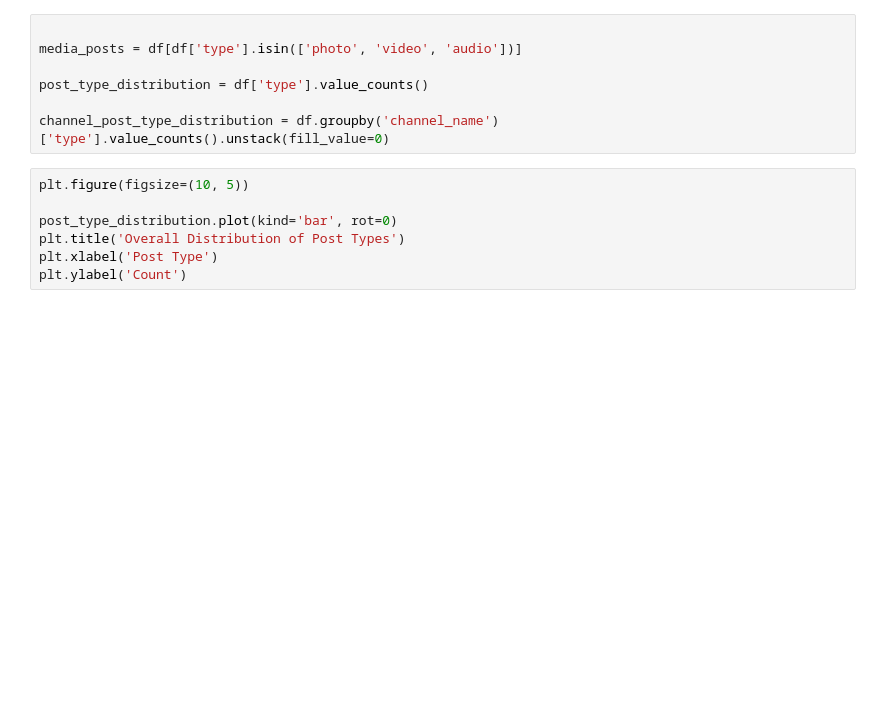
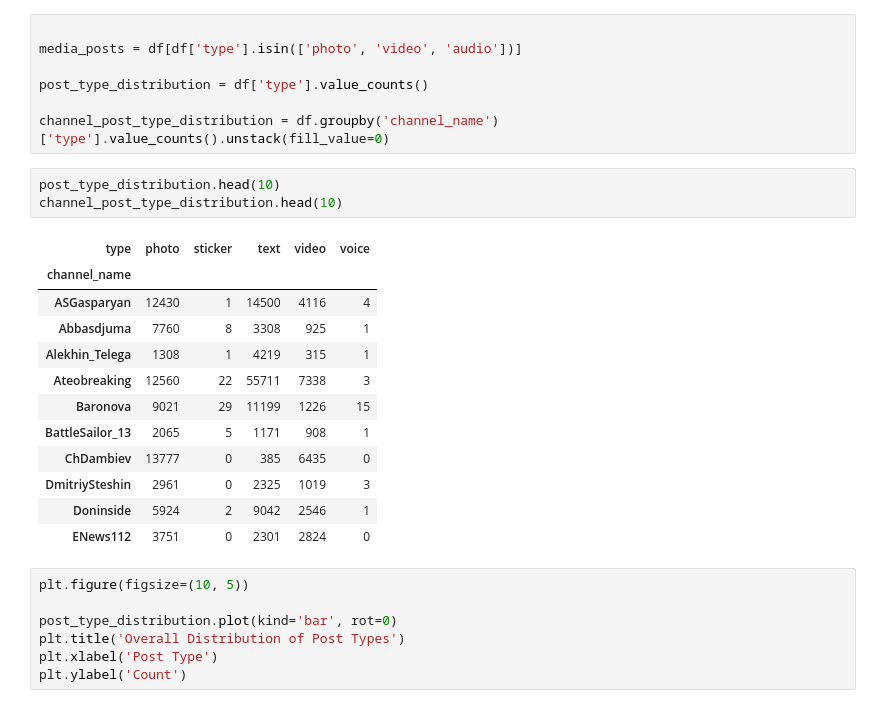
Before and after one commit to madam6/Russian-propaganda-telegram-channels-EDA, a Jupyter notebook: RPTG_eda.ipynb, the cells around one changed output. Drawn from its saved outputs; the diff is of its cells as text; blank space fills up the shorter version.

```diff
--- a/RPTG_eda.ipynb
+++ b/RPTG_eda.ipynb
@@ -572,6 +580,22 @@ media_posts = df[df['type'].isin(['photo', 'video', 'audio'])]
 post_type_distribution = df['type'].value_counts()
 
 channel_post_type_distribution = df.groupby('channel_name')['type'].value_counts().unstack(fill_value=0)
+# %%
+post_type_distribution.head(10)
+channel_post_type_distribution.head(10)
+# %% [output]
+| type | photo | sticker | text | video | voice |
+| channel_name |  |  |  |  |  |
+| ASGasparyan | 12430 | 1 | 14500 | 4116 | 4 |
+| Abbasdjuma | 7760 | 8 | 3308 | 925 | 1 |
+| Alekhin_Telega | 1308 | 1 | 4219 | 315 | 1 |
+| Ateobreaking | 12560 | 22 | 55711 | 7338 | 3 |
+| Baronova | 9021 | 29 | 11199 | 1226 | 15 |
+| BattleSailor_13 | 2065 | 5 | 1171 | 908 | 1 |
+| ChDambiev | 13777 | 0 | 385 | 6435 | 0 |
+| DmitriySteshin | 2961 | 0 | 2325 | 1019 | 3 |
+| Doninside | 5924 | 2 | 9042 | 2546 | 1 |
+| ENews112 | 3751 | 0 | 2301 | 2824 | 0 |
 # %%
 plt.figure(figsize=(10, 5))
 
```
Also changed, not shown: parts of 9 cells of this notebook.
